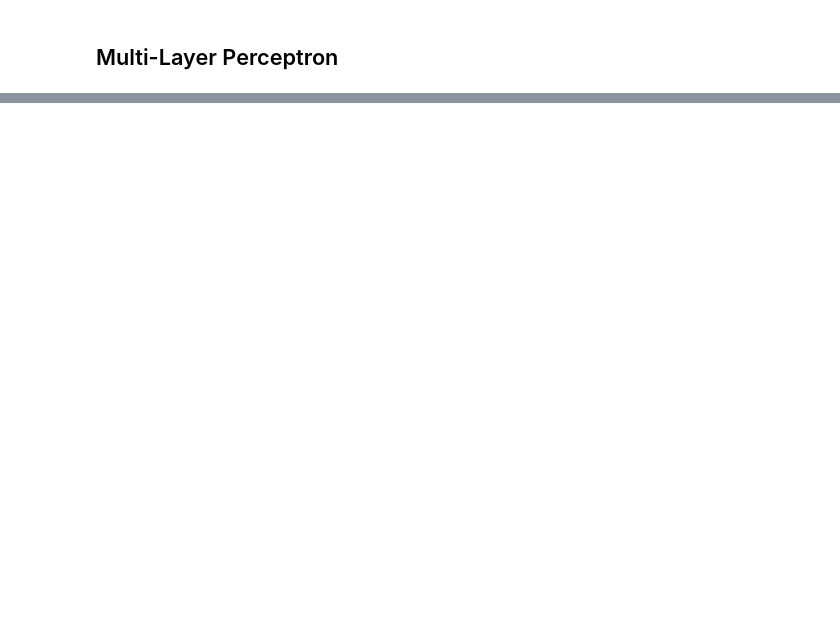
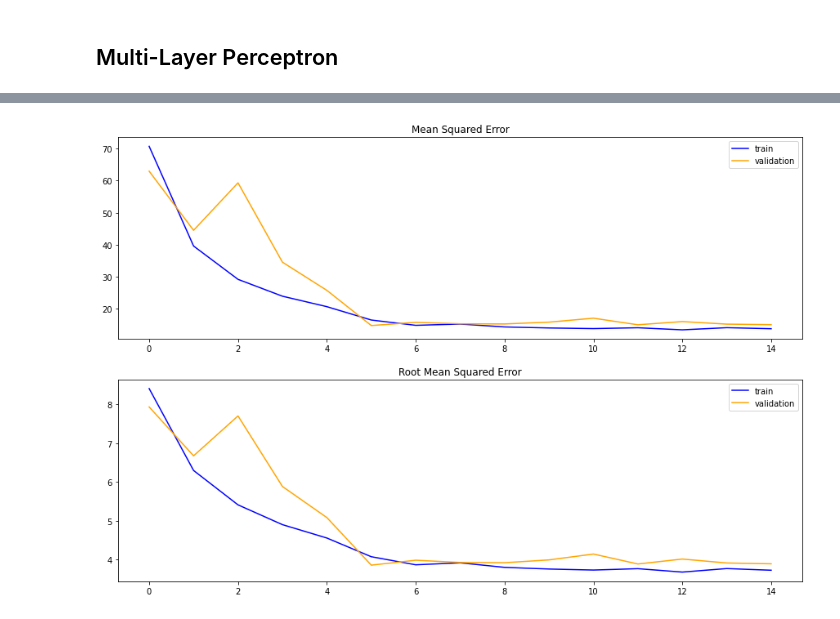
Before and after one commit to bengruher/Student-Performance, a Jupyter notebook: Modeling.ipynb, the cells around one changed output, grey strips where cells are left out. Drawn from its saved outputs; the diff is of its cells as text; code cells hidden in the pictures; blank space fills up the shorter version.

```diff
--- a/Modeling.ipynb
+++ b/Modeling.ipynb
@@ -306,0 +542,2 @@ Despite the Decision Tree algorithm performing exceptionally poorly on this data
+# %%
+opt = tf.keras.optimizers.Adam(learning_rate=LR)
@@ -306,0 +576,22 @@ Despite the Decision Tree algorithm performing exceptionally poorly on this data
+# %%
+X_train_nn, X_val_nn, y_train_nn, y_val_nn = train_test_split(X_train, y_train, test_size = VAL_SIZE, random_state = RAND_STATE, shuffle=True)
+# %%
+with mlflow.start_run():
+    history = model.fit(X_train_nn, y_train_nn, batch_size=BATCH_SIZE, epochs=EPOCHS, validation_data=(X_val_nn, y_val_nn))
+
+    # Evaluate model
+    predictions = model.predict(X_test)
+    rmse, r2 = evaluate(y_test, predictions)
+    print("MLP")
+    print("  RMSE: %s" % rmse)
+    print("  R2: %s" % r2)
+
+    # Log parameters, metrics, and model to MLFlow
+    mlflow.log_param("learning_rate", LR)
+    mlflow.log_param("batch_size", BATCH_SIZE)
+    mlflow.log_param("num_epochs", EPOCHS)
+    mlflow.log_param("loss_function", 'mse')
+    mlflow.log_metric("rmse", rmse)
+    mlflow.log_metric("r2", r2)
+
+    mlflow.keras.log_model(model, "MLP_Model")
@@ -306,0 +616,18 @@ Despite the Decision Tree algorithm performing exceptionally poorly on this data
+# %%
+plt.rcParams['figure.figsize'] = [15, 10]
+
+# plot loss
+plt.subplot(211)
+plt.title('Mean Squared Error')
+plt.plot(history.history['loss'], color='blue', label='train')
+plt.plot(history.history['val_loss'], color='orange', label='validation')
+plt.legend(loc='best')
+# plot accuracy
+plt.subplot(212)
+plt.title('Root Mean Squared Error')
+plt.plot(history.history['root_mean_squared_error'], color='blue', label='train')
+plt.plot(history.history['val_root_mean_squared_error'], color='orange', label='validation')
+plt.legend(loc='best')
+plt.show()
+# %% [output]
+[figure, added]
```
Also changed, not shown: parts of 43 cells of this notebook, 3 other files.
